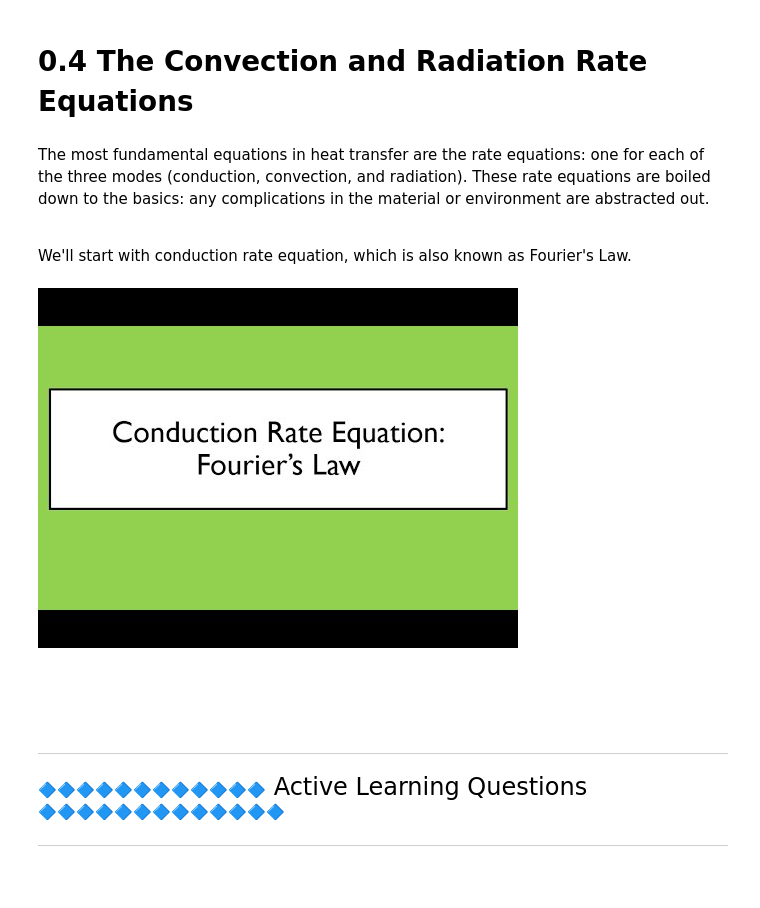
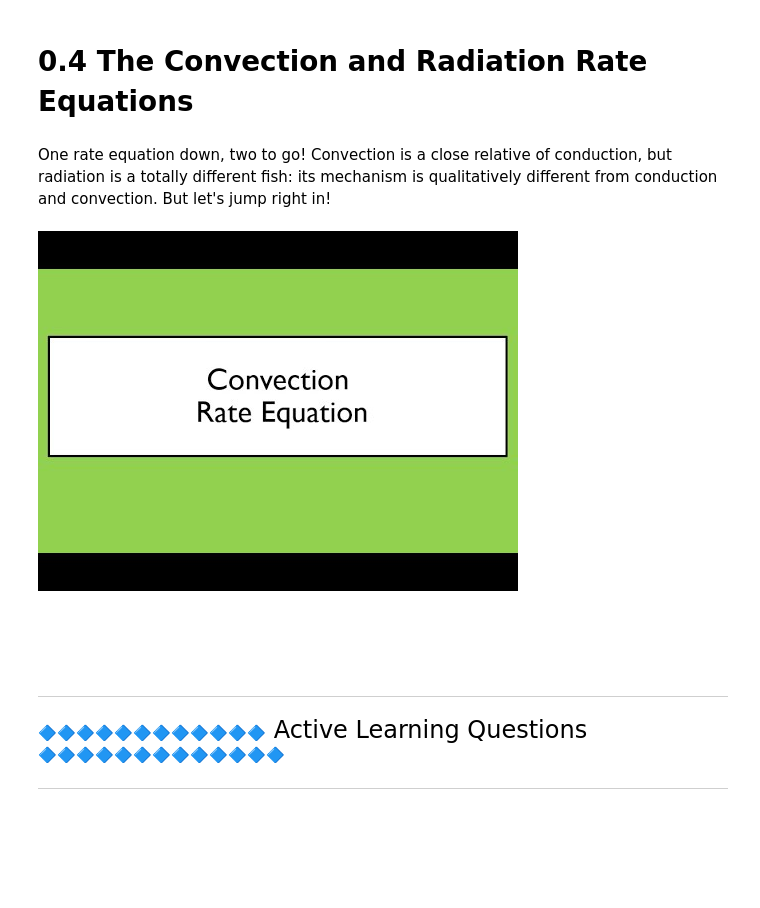
Before and after one commit to MAugspurger/Heat_Transfer_ENGR_321, a Jupyter notebook: 0_Fundamentals/0_4_Convection_Radiation_rate_equation.ipynb, the cells around one changed output. Drawn from its saved outputs; the diff is of its cells as text; code cells hidden in the pictures; blank space fills up the shorter version.

```diff
--- a/0_Fundamentals/0_4_Convection_Radiation_rate_equation.ipynb
+++ b/0_Fundamentals/0_4_Convection_Radiation_rate_equation.ipynb
@@ -1,26 +1,21 @@
 # %% [markdown]
 # 0.4 The Convection and Radiation Rate Equations
-# %% [markdown]
-The most fundamental equations in heat transfer are the rate equations: one for each of the three modes (conduction, convection, and radiation).  These rate equations are boiled down to the basics: any complications in the material or environment are abstracted out.
-
-<br>
-
-We'll start with conduction rate equation, which is also known as Fourier's Law.
+# %% [markdown]
+One rate equation down, two to go!  Convection is a close relative of conduction, but radiation is a totally different fish: its mechanism is qualitatively different from conduction and convection.  But let's jump right in!
 # %%
-# @title ## Video: Fourier's Law {display-mode: "form"}
-# @markdown Run this cell to watch this video, and answer the questions below.
+# @title ## Video: The Convection Rate Equation {display-mode: "form"}
 from IPython.display import YouTubeVideo
 
 def display_video(video_id, W=400, H=300, fs=1):
     video = YouTubeVideo(id=video_id, width=W, height=H, fs=fs, rel=0)
     display(video)
     #print(f'Video available at https://youtube.com/watch?v={video.id}')
     return
 
-video_id = 'Vm8J4b5mja4'
+video_id = '9iB9Bz37N5s'
 display_video(video_id, W=600, H=450)
 # %% [output]
-[figure, old version]
+[figure, new version]
 # %% [markdown]
 <br><br><br>
 
```
Also changed, not shown: parts of 12 cells of this notebook.
